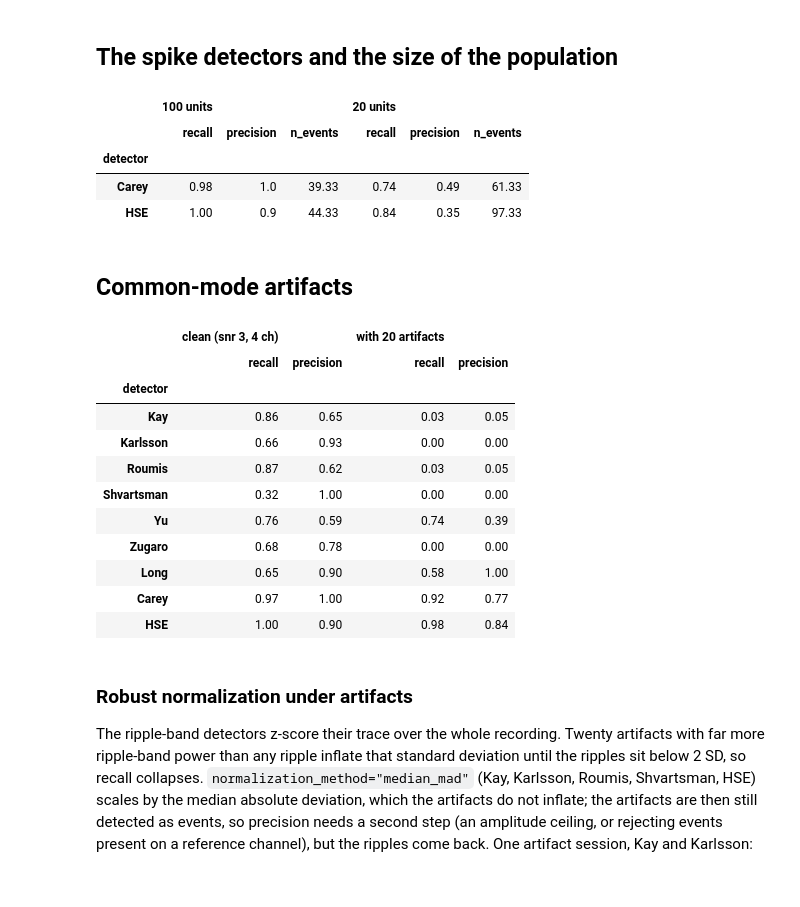
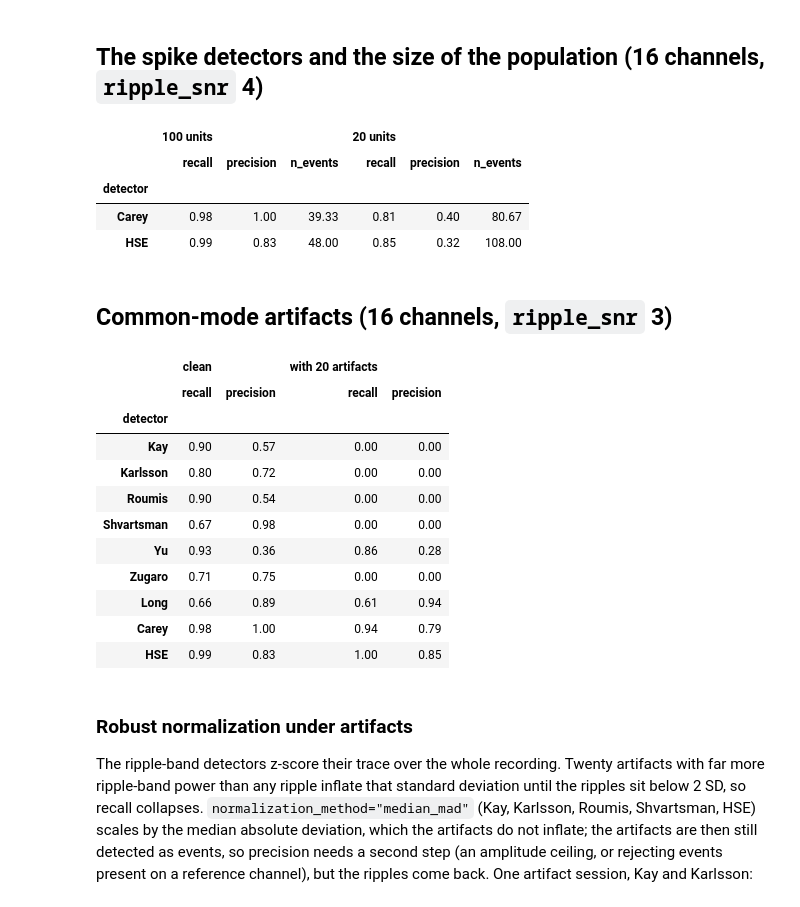
Before and after one commit to Eden-Kramer-Lab/ripple_detection, a Jupyter notebook: examples/simulation_study.ipynb, the cells around one changed output. Drawn from its saved outputs; the diff is of its cells as text; code cells hidden in the pictures.

```diff
--- a/examples/simulation_study.ipynb
+++ b/examples/simulation_study.ipynb
@@ -22,7 +24,8 @@ import pandas as pd
 
 import ripple_detection as rd
 
-results = pd.read_csv(Path("simulation_study_results.csv") if Path("simulation_study_results.csv").exists() else Path("examples/simulation_study_results.csv"))
+path = Path("simulation_study_results.csv")
+results = pd.read_csv(path if path.exists() else Path("examples") / path)
 SHORT = {
     "Kay_ripple_detector": "Kay", "Karlsson_ripple_detector": "Karlsson", "Roumis_ripple_detector": "Roumis",
     "Shvartsman_ripple_detector": "Shvartsman", "Yu_ripple_detector": "Yu", "Zugaro_ripple_detector": "Zugaro",
@@ -31,6 +34,7 @@ SHORT = {
 ORDER = list(SHORT.values())
 results["detector"] = results.detector.map(SHORT)
 results["error"] = results.error.fillna("")
+ripples = results[results.condition == "ripples"]
 print(f"{len(results)} rows; rows where a detector raised: {results.error.ne('').sum()}")
 results[results.error.ne("")][["condition", "n_channels", "detector", "error"]].drop_duplicates(["detector", "error"])
 # %% [output]
@@ -109,48 +180,47 @@ fp_per_minute
 # %% [markdown]
-## The spike detectors and the size of the population
+## The spike detectors and the size of the population (16 channels, `ripple_snr` 4)
 # %%
-dense = results[(results.condition == "ripples") & (results.ripple_snr == 4.0) & (results.n_channels == 4)]
+dense = ripples[(ripples.ripple_snr == 4.0) & (ripples.n_channels == 16)]
 sparse = results[results.condition == "sparse population"]
 spike = ["Carey", "HSE"]
-comparison = pd.concat(
+pd.concat(
     {
         "100 units": dense[dense.detector.isin(spike)].groupby("detector")[["recall", "precision", "n_events"]].mean(),
         "20 units": sparse[sparse.detector.isin(spike)].groupby("detector")[["recall", "precision", "n_events"]].mean(),
     },
     axis=1,
 ).round(2)
-comparison
 # %% [output]
 |  | 100 units |  |  | 20 units |  |  |
 |  | recall | precision | n_events | recall | precision | n_events |
 | detector |  |  |  |  |  |  |
-| Carey | 0.98 | 1.0 | 39.33 | 0.74 | 0.49 | 61.33 |
-| HSE | 1.00 | 0.9 | 44.33 | 0.84 | 0.35 | 97.33 |
+| Carey | 0.98 | 1.00 | 39.33 | 0.81 | 0.40 | 80.67 |
+| HSE | 0.99 | 0.83 | 48.00 | 0.85 | 0.32 | 108.00 |
 # %% [markdown]
-## Common-mode artifacts
+## Common-mode artifacts (16 channels, `ripple_snr` 3)
 # %%
 artifacts = results[results.condition == "artifacts"]
-clean = results[(results.condition == "ripples") & (results.ripple_snr == 3.0) & (results.n_channels == 4)]
+clean = ripples[(ripples.ripple_snr == 3.0) & (ripples.n_channels == 16)]
 pd.concat(
     {
-        "clean (snr 3, 4 ch)": clean.groupby("detector")[["recall", "precision"]].mean(),
+        "clean": clean.groupby("detector")[["recall", "precision"]].mean(),
         "with 20 artifacts": artifacts.groupby("detector")[["recall", "precision"]].mean(),
     },
     axis=1,
 ).reindex(ORDER).round(2)
 # %% [output]
-|  | clean (snr 3, 4 ch) |  | with 20 artifacts |  |
+|  | clean |  | with 20 artifacts |  |
 |  | recall | precision | recall | precision |
 | detector |  |  |  |  |
-| Kay | 0.86 | 0.65 | 0.03 | 0.05 |
-| Karlsson | 0.66 | 0.93 | 0.00 | 0.00 |
-| Roumis | 0.87 | 0.62 | 0.03 | 0.05 |
-| Shvartsman | 0.32 | 1.00 | 0.00 | 0.00 |
-| Yu | 0.76 | 0.59 | 0.74 | 0.39 |
-| Zugaro | 0.68 | 0.78 | 0.00 | 0.00 |
-| Long | 0.65 | 0.90 | 0.58 | 1.00 |
-| Carey | 0.97 | 1.00 | 0.92 | 0.77 |
-| HSE | 1.00 | 0.90 | 0.98 | 0.84 |
+| Kay | 0.90 | 0.57 | 0.00 | 0.00 |
+| Karlsson | 0.80 | 0.72 | 0.00 | 0.00 |
+| Roumis | 0.90 | 0.54 | 0.00 | 0.00 |
+| Shvartsman | 0.67 | 0.98 | 0.00 | 0.00 |
+| Yu | 0.93 | 0.36 | 0.86 | 0.28 |
+| Zugaro | 0.71 | 0.75 | 0.00 | 0.00 |
+| Long | 0.66 | 0.89 | 0.61 | 0.94 |
+| Carey | 0.98 | 1.00 | 0.94 | 0.79 |
+| HSE | 0.99 | 0.83 | 1.00 | 0.85 |
 # %% [markdown]
 ### Robust normalization under artifacts
 
```
Also changed, not shown: parts of 20 cells of this notebook, 4 other files.
